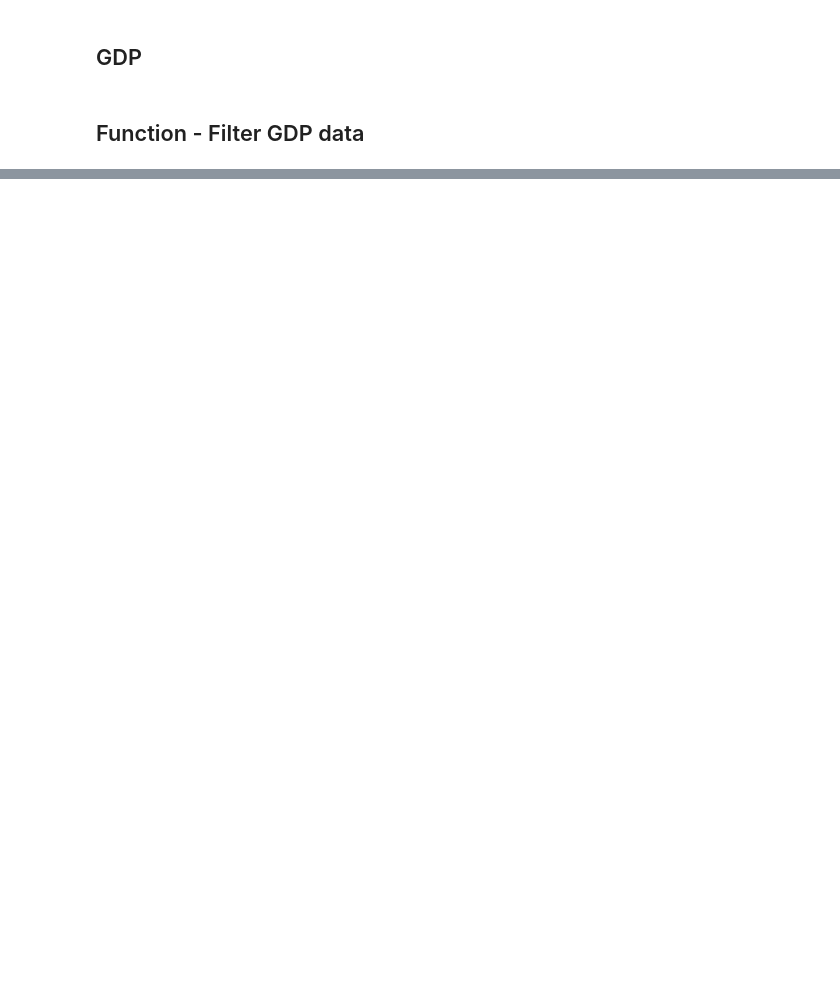
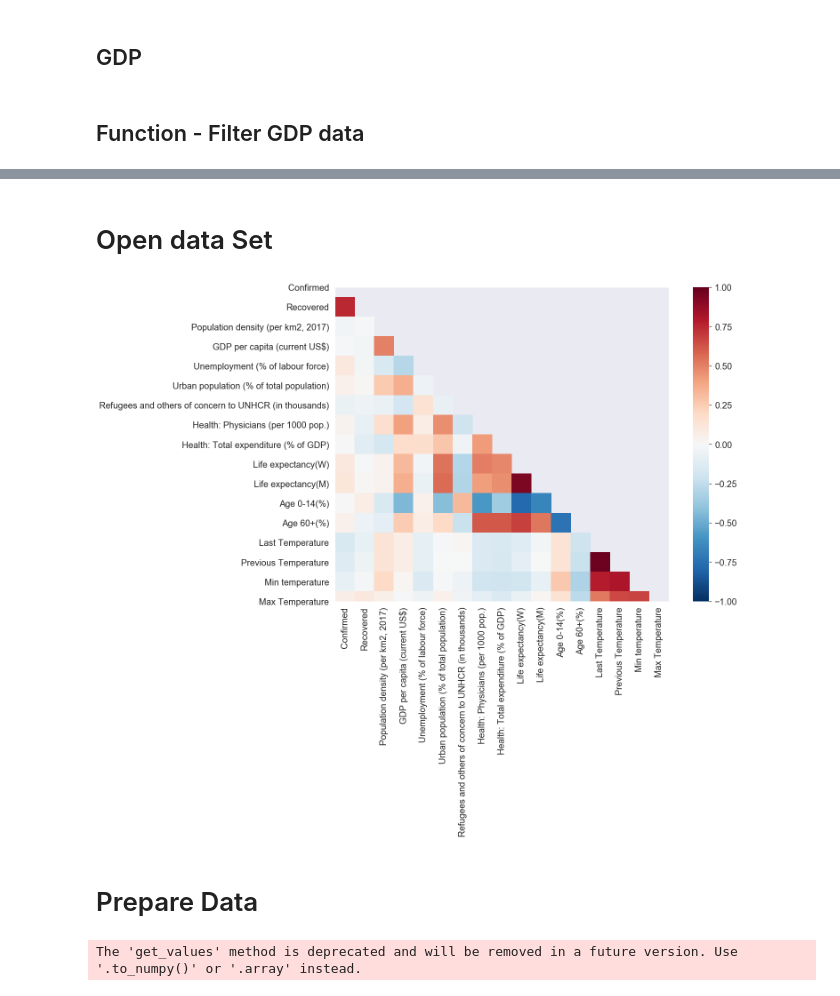
Before and after one commit to Yooru6/Corona-Virus, a Jupyter notebook: Corona_Data_Analysis.ipynb, the cells around one changed output, grey strips where cells are left out. Drawn from its saved outputs; the diff is of its cells as text; code cells hidden in the pictures; blank space fills up the shorter version.

```diff
--- a/Corona_Data_Analysis.ipynb
+++ b/Corona_Data_Analysis.ipynb
@@ -417,0 +765,55 @@ len(data_temperature_filtered)
+# %% [markdown]
+# Open data Set
+# %%
+XX = pd.read_csv('corona_bigdata.csv',index_col=None,sep=',',na_values='?')
+#
+
+#Choose all but China
+XX=XX[XX['Country'] != 'China']
+
+#Take country names for linear regression model
+country_names=XX['Country'].values
+
+#Values to numeric format
+XX = XX.iloc[:,1:].astype(float)
+XX.shape
+
+XX[XX == -99] = np.nan
+
+#fill na with percentile 0.15
+XX.fillna(XX.quantile(0.15), inplace=True)#method='ffill' #tourism_x.describe(percentiles=[0.20]).get('touristArrivals')[4]
+# %%
+from yellowbrick.features import Rank2D
+
+#Correlation function
+def pearsonCor(data):
+    visualizer = Rank2D(algorithm="pearson",size=(1080*1.3, 720*1.3))
+    visualizer.fit_transform(data)# or df_scaled
+    #visualizer.show(outpath=str(i)+"data_pearson.png")
+# %%
+pearsonCor(XX.iloc[:,1:])
+# %% [output]
+[figure, added]
+# %% [markdown]
+# Prepare Data
+# %%
+def StandardizeAndColumns(data):
+    colnamesX = data.iloc[:,3:].columns.get_values()
+
+    meanV=data['Confirmed'].mean()
+    stdV=data['Confirmed'].std()
+
+    scaled_values=(data.iloc[:,1:]-meanV)/stdV
+
+    return scaled_values,colnamesX,meanV,stdV
+
+    #from sklearn.preprocessing import StandardScaler
+    #scaler = StandardScaler()
+    #scaled_values=pd.DataFrame(scaler.fit_transform(XX.iloc[:,1:].values))
+
+    #X and Y
+scaled_values,colnamesX,meanV,stdV =StandardizeAndColumns(XX)
+X_train = scaled_values.iloc[:,2:].values
+Y_train= scaled_values.iloc[:,0].values
+# %% [output]
+The 'get_values' method is deprecated and will be removed in a future version. Use '.to_numpy()' or '.array' instead.
```
Also changed, not shown: parts of 89 cells of this notebook, 40 other files.
